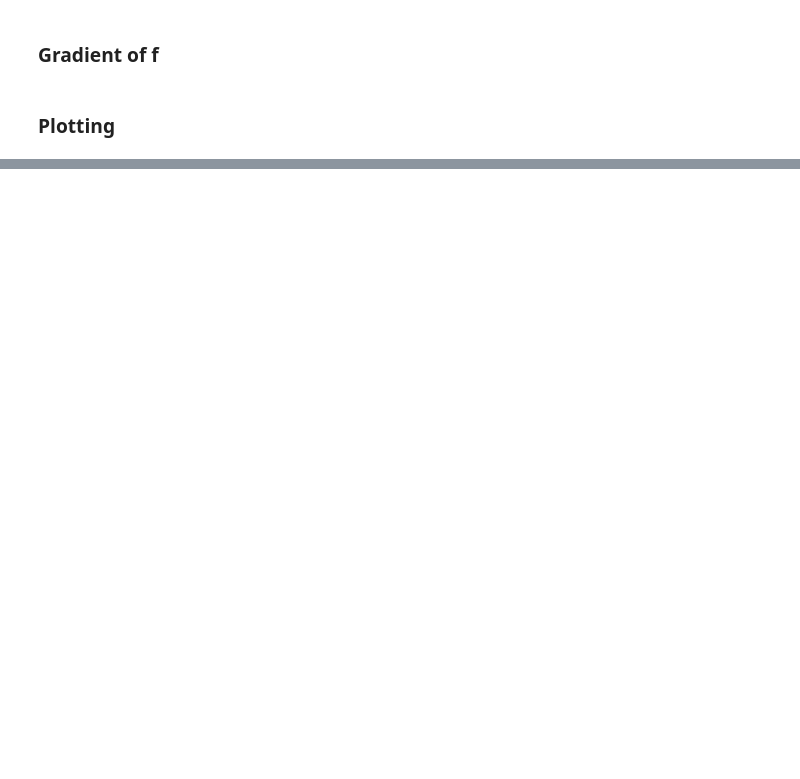
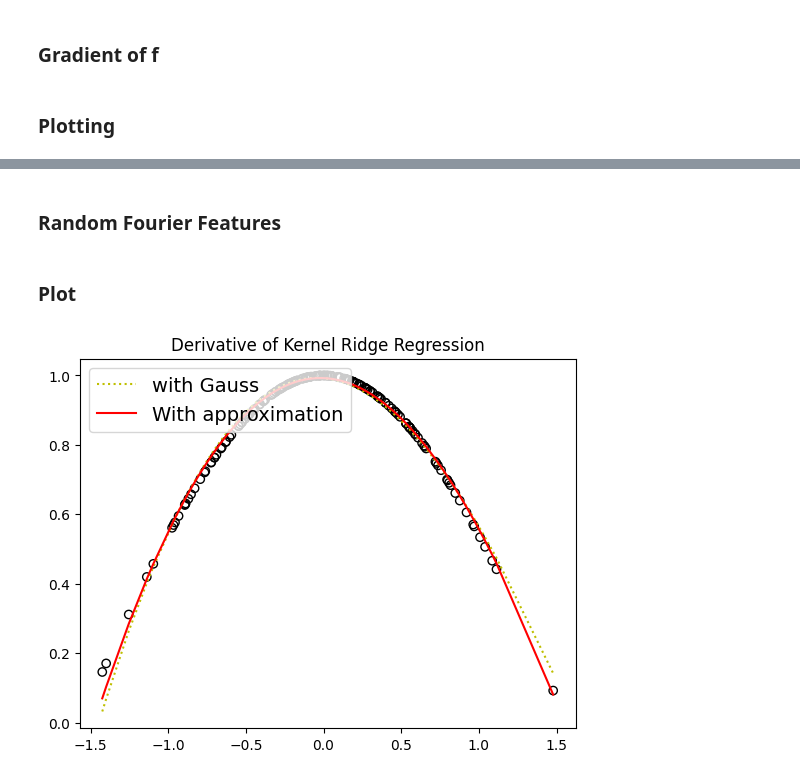
Before and after one commit to helenatp/prosjektoppgaveTPK4560, a Jupyter notebook: src/derivative.ipynb, the cells around one changed output, grey strips where cells are left out. Drawn from its saved outputs; the diff is of its cells as text; code cells hidden in the pictures; blank space fills up the shorter version.

Commit message:
RFF implemented in derivative

```diff
--- a/src/derivative.ipynb
+++ b/src/derivative.ipynb
@@ -97,0 +139,39 @@ plt.show()
+# %% [markdown]
+### Random Fourier Features
+# %%
+# Using approximation 1
+def psi(x, w, b):
+    return np.sqrt(2)*np.cos(w*x + b)
+
+def psi_derivative(x, w, b):
+    return -np.sqrt(2)*w*np.sin(w*x+b)
+
+def k_approx1_derivative(x_i, z_i, w, b, m):
+    return 1/m * np.sum(psi_derivative(x_i, w, n) * psi(z_i, w, b))
+
+def alpha_approx1_derivative(x, y, lam, w, b, m):
+    K_derivative = np.zeros((n, m))
+    for i in range(n):
+        K_derivative[i, :] = psi_derivative(x[i], w, b)
+    return np.linalg.inv(K_derivative.T @ K_derivative + lam*np.eye(m)) @ K_derivative.T @ y
+
+def function_approx1_derivative(x, n, alpha, w, b):
+    x_sort = np.sort(x)
+    f = np.zeros(n)
+    for i in range(n):
+        f[i] = np.sum(alpha*psi_derivative(x_sort[i], w, b))
+    return f
+
+alpha_approx = alpha_approx1_derivative(x1_example, y1_derivative, lam, w, b, m)
+func_approx = function_approx1_derivative(x1_example, n, alpha_approx, w, b)
+# %% [markdown]
+### Plot
+# %%
+plt.scatter(x1_example, y1_derivative, facecolors ='none' , edgecolors = "k" , marker = "o")
+plt.plot(x1_sort, func_der, c="y", label="with Gauss", ls = ":")
+plt.plot(x1_sort, func_approx, c="r", label = "With approximation")
+plt.title("Derivative of Kernel Ridge Regression")
+plt.legend( loc = "upper left" , frameon = True , prop ={'size': 14 } )
+plt.show()
+# %% [output]
+[figure, added]
```
Also changed, not shown: parts of 5 cells of this notebook.
